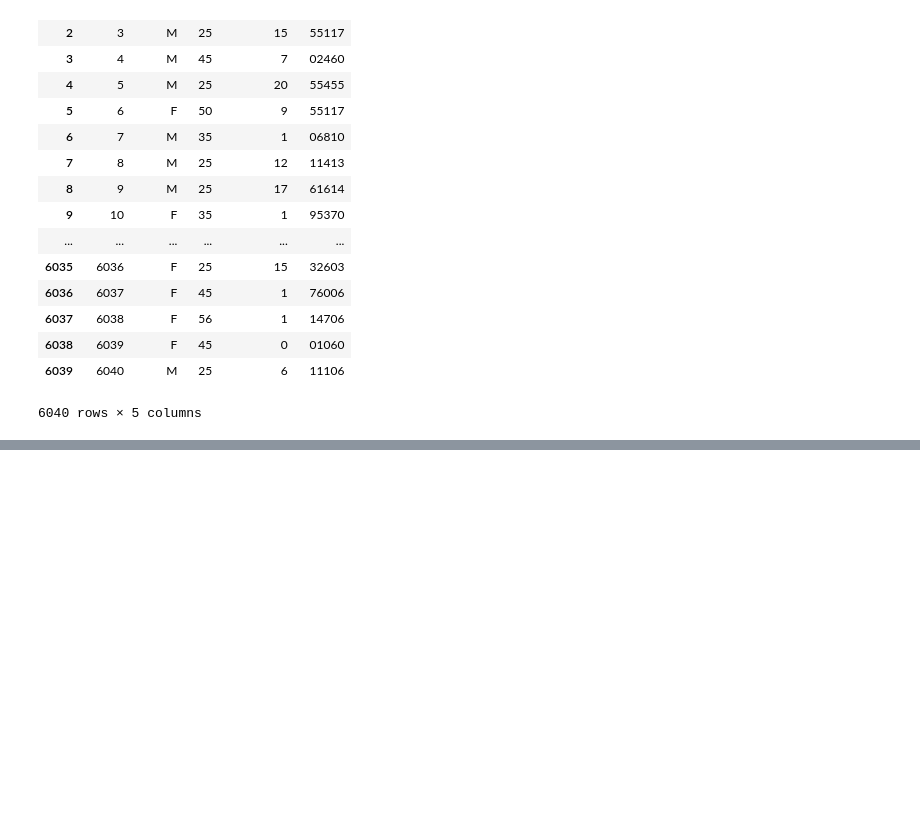
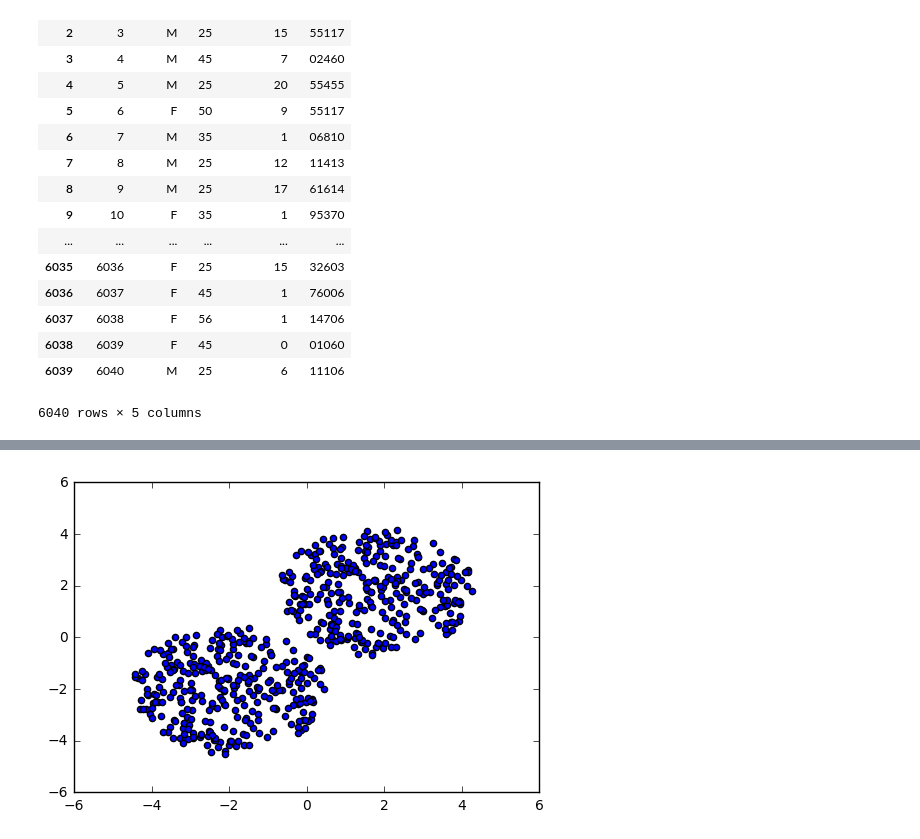
Before and after one commit to pratikkamle/Data-Science, a Jupyter notebook: Day2/suna.ipynb, the cells around one changed output, grey strips where cells are left out. Cells and saved outputs as stored; diff of their text form; code cells hidden in the pictures; blank space fills up the shorter version.

```diff
--- a/Day2/suna.ipynb
+++ b/Day2/suna.ipynb
@@ -187,0 +274,7 @@ df
+# %%
+import pandas as pd
+import matplotlib.pyplot as plt
+import numpy as np
+from sklearn.cluster import KMeans
+
+suna = pd.read_table('\Users\Pratik\Downloads\VishwaniketanDSWorkshop2016-master\K-meansGD\K_meansHW_TomMitchell_data1.csv',sep=',',names=['k1','k2'])
@@ -187,0 +302,6 @@ df
+# %%
+%matplotlib inline
+plt.scatter(suna['k1'],suna['k2'])
+clusters_2=KMeans(n_clusters=2)
+# %% [output]
+[figure, added]
```
Also changed, not shown: parts of 23 cells of this notebook.
